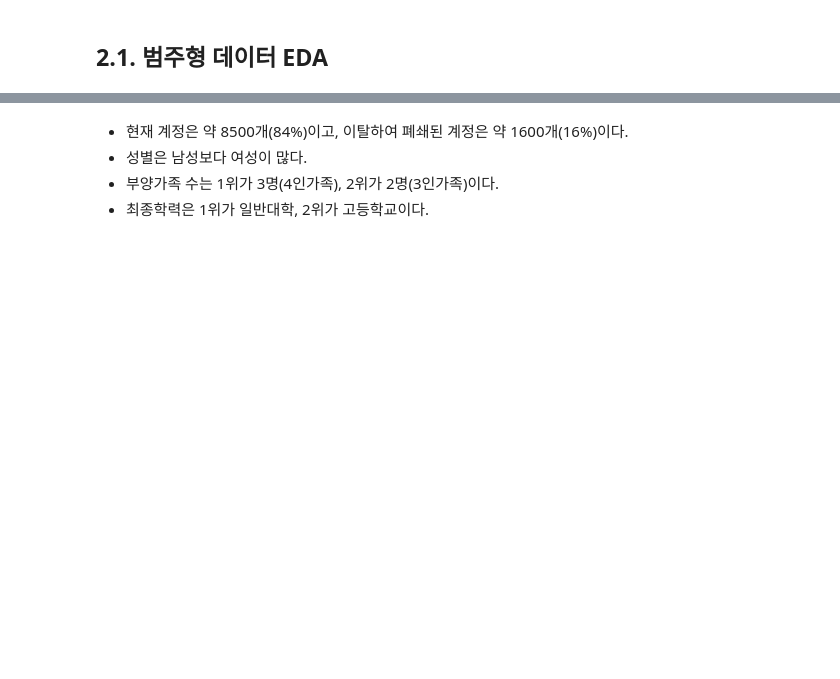
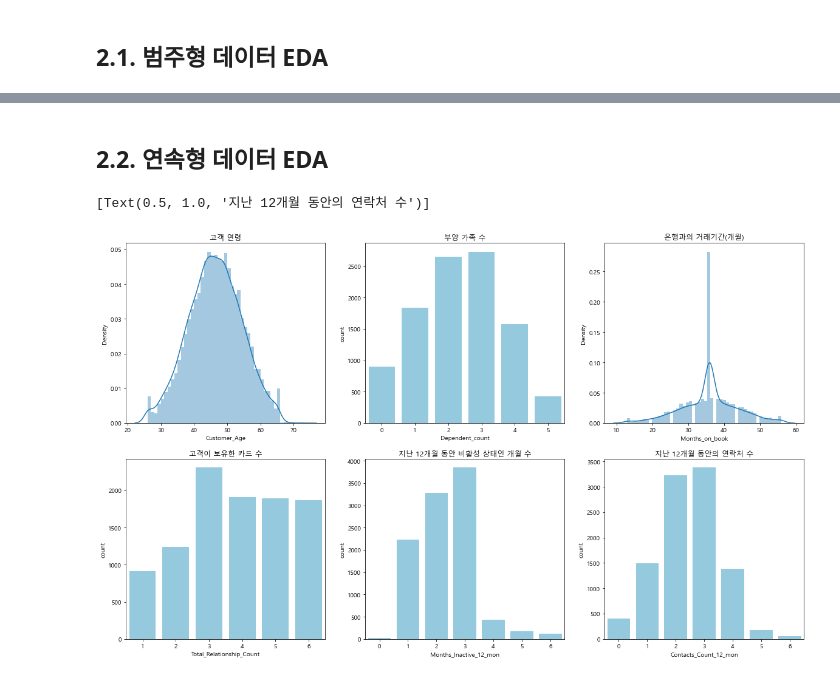
Before and after one commit to Jeong-Bin/DA-PROJECT, a Jupyter notebook: PROJECT_6 신용카드 고객 분석 및 이탈고객 예측.ipynb, the cells around one changed output, grey strips where cells are left out. Drawn from its saved outputs; the diff is of its cells as text; code cells hidden in the pictures; blank space fills up the shorter version.

```diff
--- a/PROJECT_6 신용카드 고객 분석 및 이탈고객 예측.ipynb
+++ b/PROJECT_6 신용카드 고객 분석 및 이탈고객 예측.ipynb
@@ -148,5 +161,22 @@ plt.xticks(rotation=30)
-# %% [markdown]
-- 현재 계정은 약 8500개(84%)이고, 이탈하여 폐쇄된 계정은 약 1600개(16%)이다.
-- 성별은 남성보다 여성이 많다.
-- 부양가족 수는 1위가 3명(4인가족), 2위가 2명(3인가족)이다.
-- 최종학력은 1위가 일반대학, 2위가 고등학교이다.
+# %% [markdown]
+## 2.2. 연속형 데이터 EDA
+# %%
+figure, ((ax1,ax2,ax3), (ax4,ax5,ax6)) = plt.subplots(nrows=2, ncols=3)
+figure.set_size_inches(20,12)
+
+sns.distplot(df['Customer_Age'], ax=ax1)
+sns.countplot(data=df, x='Dependent_count', ax=ax2, color="skyblue")
+sns.distplot(df['Months_on_book'], ax=ax3)
+sns.countplot(data=df, x='Total_Relationship_Count', ax=ax4, color="skyblue")
+sns.countplot(data=df, x='Months_Inactive_12_mon', ax=ax5, color="skyblue")
+sns.countplot(data=df, x='Contacts_Count_12_mon', ax=ax6, color="skyblue")
+
+ax1.set(title='고객 연령')
+ax2.set(title='부양 가족 수')
+ax3.set(title='은행과의 거래기간(개월)')
+ax4.set(title='고객이 보유한 카드 수')
+ax5.set(title='지난 12개월 동안 비활성 상태인 개월 수')
+ax6.set(title='지난 12개월 동안의 연락처 수')
+# %% [output]
+[Text(0.5, 1.0, '지난 12개월 동안의 연락처 수')]
+[figure, added]
```
Also changed, not shown: parts of 7 cells of this notebook.
